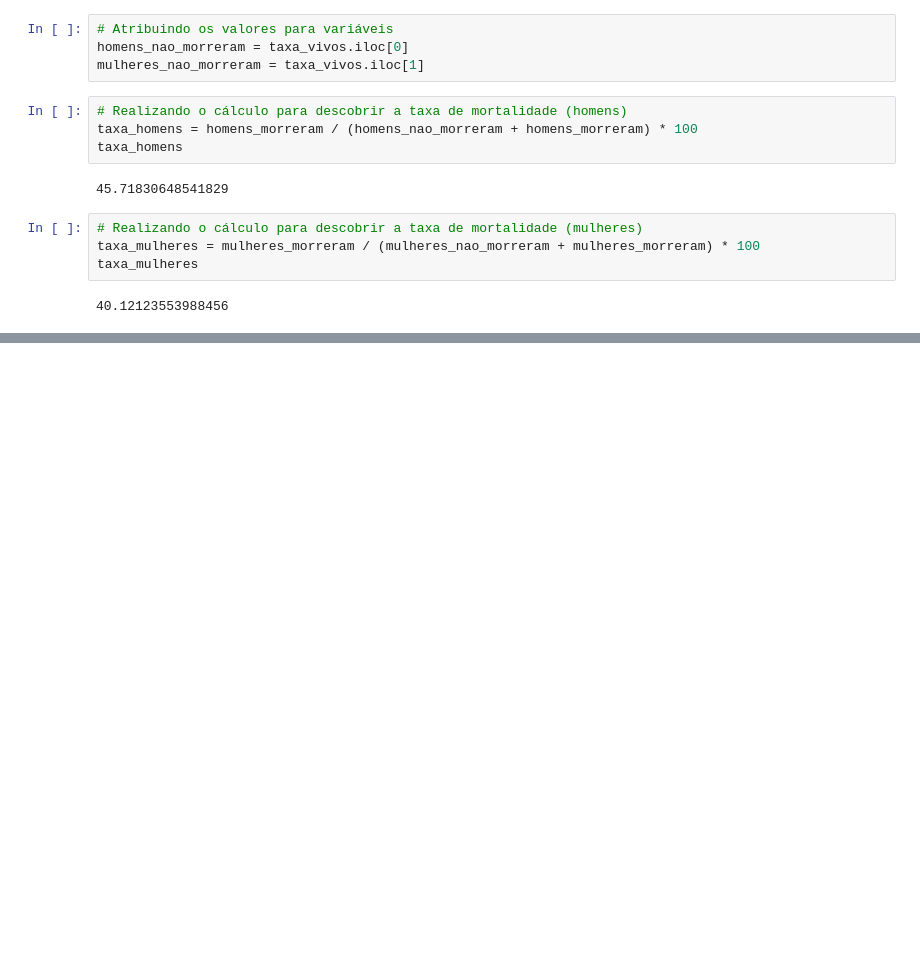
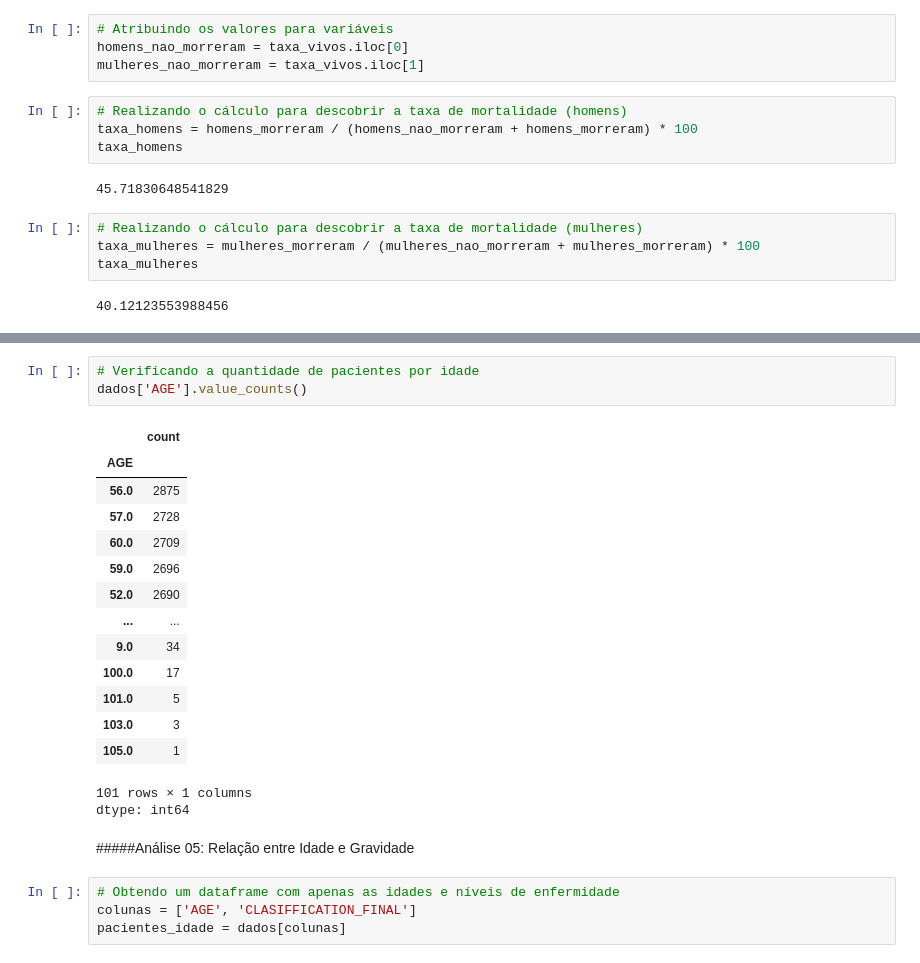
Before and after one commit to matheuspfferreira/python_data_science, a Jupyter notebook: Covid - 07/notebook/nb_covid.ipynb, the cells around one changed output, grey strips where cells are left out. Drawn from its saved outputs; the diff is of its cells as text; blank space fills up the shorter version.

```diff
--- a/Covid - 07/notebook/nb_covid.ipynb
+++ b/Covid - 07/notebook/nb_covid.ipynb
@@ -302,0 +328,25 @@ taxa_mulheres
+# %%
+# Verificando a quantidade de pacientes por idade
+dados['AGE'].value_counts()
+# %% [output]
+|  | count |
+| AGE |  |
+| 56.0 | 2875 |
+| 57.0 | 2728 |
+| 60.0 | 2709 |
+| 59.0 | 2696 |
+| 52.0 | 2690 |
+| ... | ... |
+| 9.0 | 34 |
+| 100.0 | 17 |
+| 101.0 | 5 |
+| 103.0 | 3 |
+| 105.0 | 1 |
+101 rows × 1 columns
+dtype: int64
+# %% [markdown]
+#####Análise 05: Relação entre Idade e Gravidade
+# %%
+# Obtendo um dataframe com apenas as idades e níveis de enfermidade
+colunas = ['AGE', 'CLASIFFICATION_FINAL']
+pacientes_idade = dados[colunas]
```
Also changed, not shown: parts of 5 cells of this notebook.
